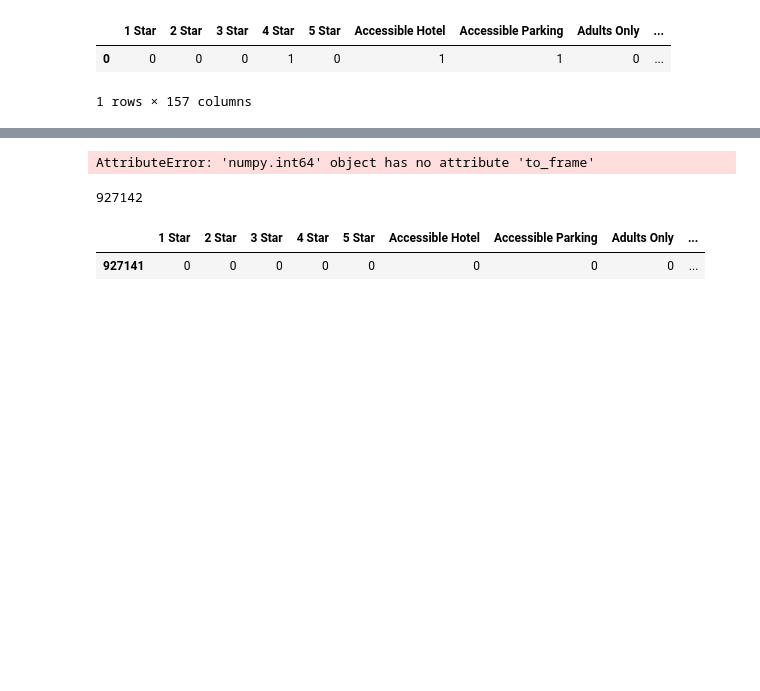
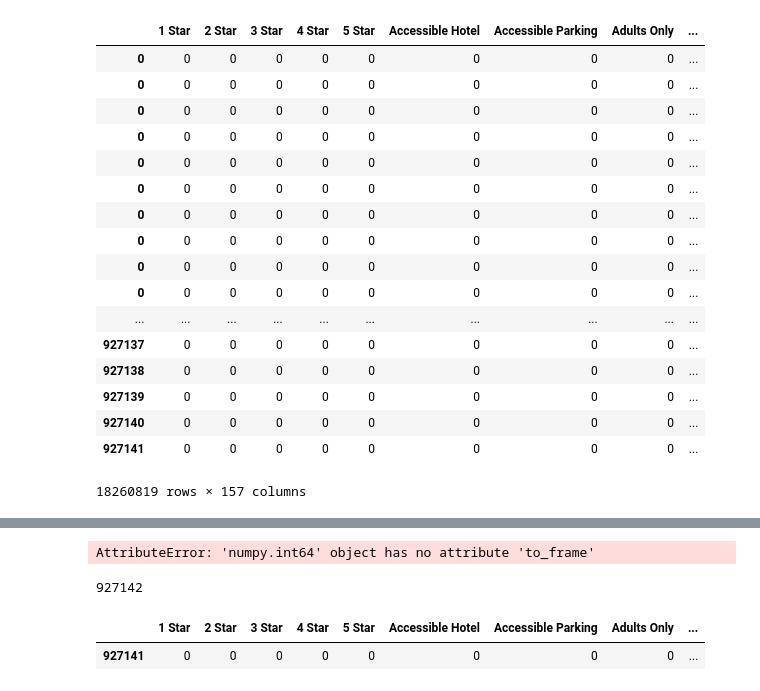
Before and after one commit to sooah/trivago_RecSys_Challenge_2019, a Jupyter notebook: meta_arrange.ipynb, the cells around one changed output, grey strips where cells are left out. Saved outputs shown, nothing was run; the diff lists cells and outputs as text; code cells hidden in the pictures; blank space fills up the shorter version.

```diff
--- a/meta_arrange.ipynb
+++ b/meta_arrange.ipynb
@@ -20,2 +100,22 @@ property_single = split_sin['property_single'].unique()
 # %%
 pro_one_hot_encoded = pd.get_dummies(split_sin.property_single)
+pro_one_hot_encoded
+# %% [output]
+|  | 1 Star | 2 Star | 3 Star | 4 Star | 5 Star | Accessible Hotel | Accessible Parking | Adults Only | ... |
+| 0 | 0 | 0 | 0 | 0 | 0 | 0 | 0 | 0 | ... |
+| 0 | 0 | 0 | 0 | 0 | 0 | 0 | 0 | 0 | ... |
+| 0 | 0 | 0 | 0 | 0 | 0 | 0 | 0 | 0 | ... |
+| 0 | 0 | 0 | 0 | 0 | 0 | 0 | 0 | 0 | ... |
+| 0 | 0 | 0 | 0 | 0 | 0 | 0 | 0 | 0 | ... |
+| 0 | 0 | 0 | 0 | 0 | 0 | 0 | 0 | 0 | ... |
+| 0 | 0 | 0 | 0 | 0 | 0 | 0 | 0 | 0 | ... |
+| 0 | 0 | 0 | 0 | 0 | 0 | 0 | 0 | 0 | ... |
+| 0 | 0 | 0 | 0 | 0 | 0 | 0 | 0 | 0 | ... |
+| 0 | 0 | 0 | 0 | 0 | 0 | 0 | 0 | 0 | ... |
+| ... | ... | ... | ... | ... | ... | ... | ... | ... | ... |
+| 927137 | 0 | 0 | 0 | 0 | 0 | 0 | 0 | 0 | ... |
+| 927138 | 0 | 0 | 0 | 0 | 0 | 0 | 0 | 0 | ... |
+| 927139 | 0 | 0 | 0 | 0 | 0 | 0 | 0 | 0 | ... |
+| 927140 | 0 | 0 | 0 | 0 | 0 | 0 | 0 | 0 | ... |
+| 927141 | 0 | 0 | 0 | 0 | 0 | 0 | 0 | 0 | ... |
+18260819 rows × 157 columns
@@ -36,6 +121,0 @@ for x in range(item.shape[0]):
-# %%
-pro_one_hot_encoded_sum
-# %% [output]
-|  | 1 Star | 2 Star | 3 Star | 4 Star | 5 Star | Accessible Hotel | Accessible Parking | Adults Only | ... |
-| 0 | 0 | 0 | 0 | 1 | 0 | 1 | 1 | 0 | ... |
-1 rows × 157 columns
```
Also changed, not shown: parts of 8 cells of this notebook.
